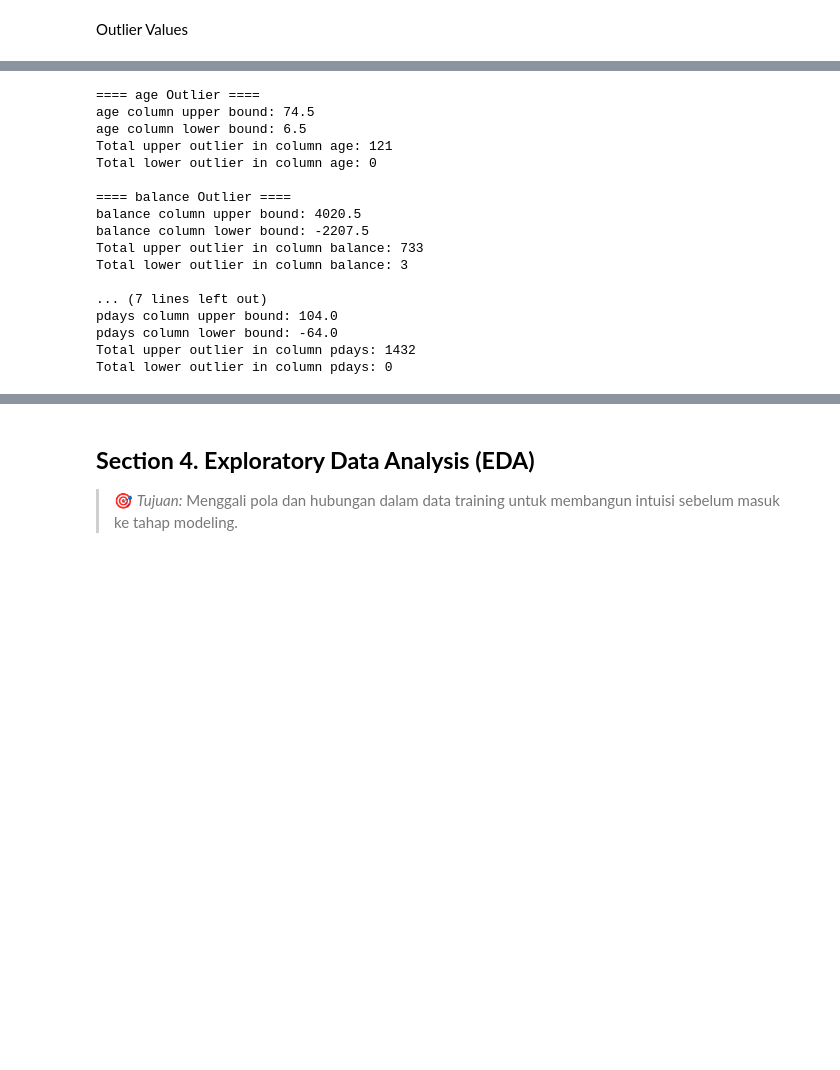
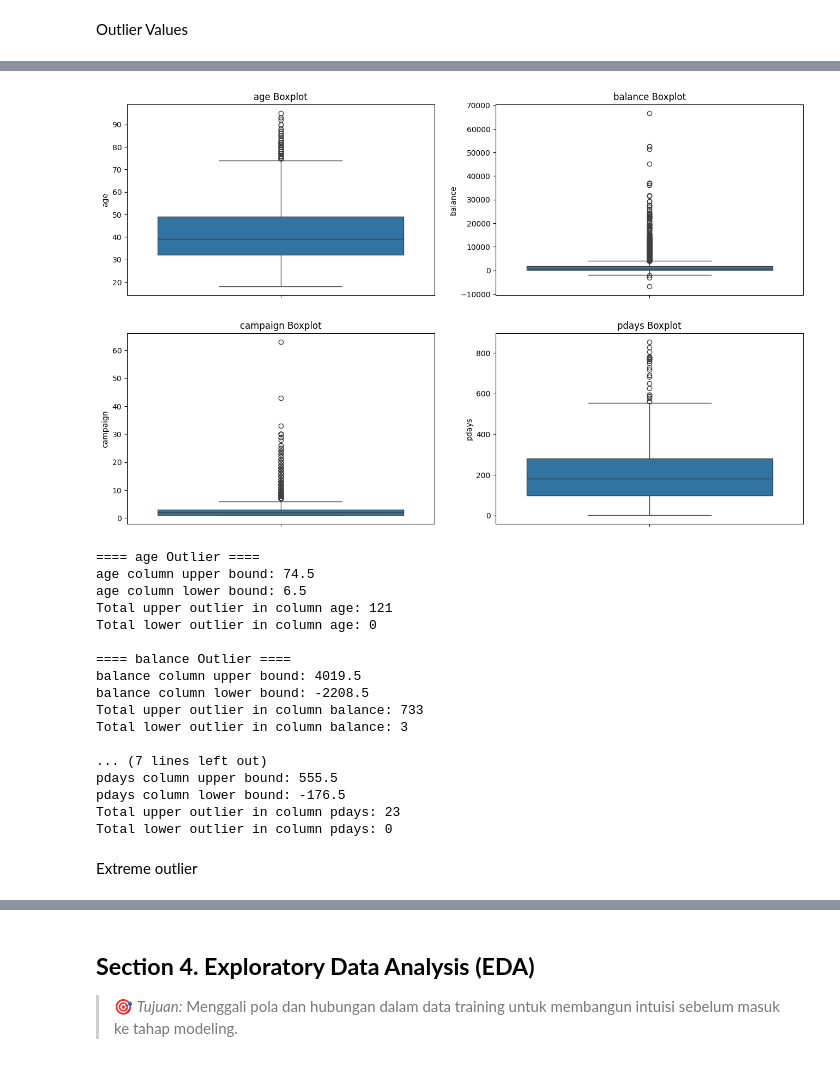
Before and after one commit to ElmarLeonard9/Bank_Marketing_Campaign_Analysis_-_ML, a Jupyter notebook: notebook/1.0-bdp-notebook.ipynb, the cells around one changed output, grey strips where cells are left out. Saved outputs shown, nothing was run; the diff lists cells and outputs as text; code cells hidden in the pictures; blank space fills up the shorter version.

```diff
--- a/notebook/1.0-bdp-notebook.ipynb
+++ b/notebook/1.0-bdp-notebook.ipynb
@@ -241,7 +311,2 @@ for i in df.select_dtypes(include='str'):
 # %% [markdown]
 Outlier Values
-# %%
-for i in df.select_dtypes(include='number'):
-    print(f"==== {i} boxplot ====")
-    sns.boxplot(data=df[i])
-    plt.show()
@@ -257,5 +313,23 @@ for i in df.select_dtypes(include='number'):
+# %%
+fig, axes = plt.subplots(2, 2, figsize=(16, 10))
+
+axes = axes.flatten()
+
+for dex, i in enumerate(num_cols):
+    sns.boxplot(data=df[i], ax=axes[dex])
+    axes[dex].set_title(f"{i} Boxplot")
+
+sns.boxplot(data=contacted, ax=axes[(dex + 1)])
+axes[(dex + 1)].set_title(f"pdays Boxplot")
+
+for j in range((len(num_cols)+1), len(axes)):
+    fig.delaxes(axes[j])
+
+plt.show()
+# %% [output]
+[figure, added]
 # %%
-for i in df.select_dtypes(include='number'):
+for i in df.select_dtypes(include='number').drop(columns="pdays", errors="coerce"):
     q1 =  df[i].quantile(0.25)
     q3 = df[i].quantile(0.75)
     iqr = q3 - q1
@@ -268,6 +342,19 @@ for i in df.select_dtypes(include='number'):
     print(f"{i} column lower bound: {lower_bound}")
     print(f"Total upper outlier in column {i}: {df[(df[i]>upper_bound)].shape[0]}")
     print(f"Total lower outlier in column {i}: {df[(df[i]<lower_bound)].shape[0]}\n")
+
+q1 =  contacted.quantile(0.25)
+q3 = contacted.quantile(0.75)
+iqr = q3 - q1
+
+upper_bound = q3 + iqr * 1.5
+lower_bound = q1 - iqr * 1.5
+
+print(f"==== pdays Outlier ====")
+print(f"pdays column upper bound: {upper_bound}")
+print(f"pdays column lower bound: {lower_bound}")
+print(f"Total upper outlier in column pdays: {(contacted > upper_bound).sum()}")
+print(f"Total lower outlier in column pdays: {(contacted < lower_bound).sum()}")
 # %% [output]
 ==== age Outlier ====
 age column upper bound: 74.5
@@ -276,13 +363,15 @@ Total upper outlier in column age: 121
 Total lower outlier in column age: 0
 
 ==== balance Outlier ====
-balance column upper bound: 4020.5
-balance column lower bound: -2207.5
+balance column upper bound: 4019.5
+balance column lower bound: -2208.5
 Total upper outlier in column balance: 733
 Total lower outlier in column balance: 3
 
 ... (7 lines left out)
-pdays column upper bound: 104.0
-pdays column lower bound: -64.0
-Total upper outlier in column pdays: 1432
+pdays column upper bound: 555.5
+pdays column lower bound: -176.5
+Total upper outlier in column pdays: 23
 Total lower outlier in column pdays: 0
+# %% [markdown]
+Extreme outlier
```
Also changed, not shown: parts of 43 cells of this notebook.
